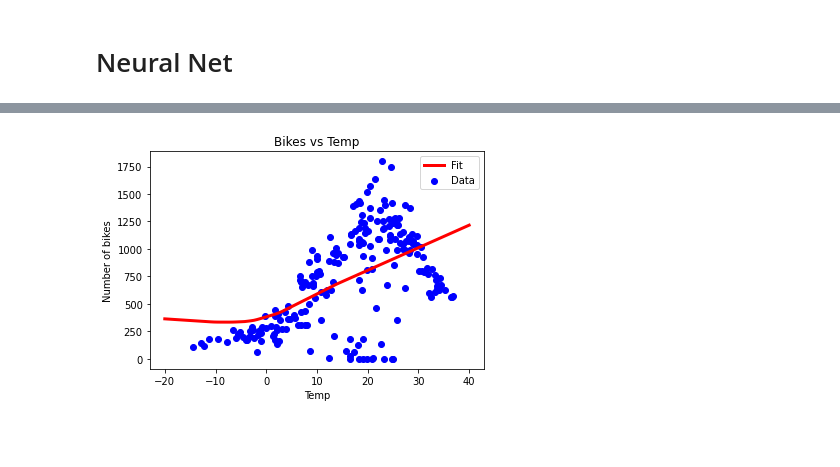
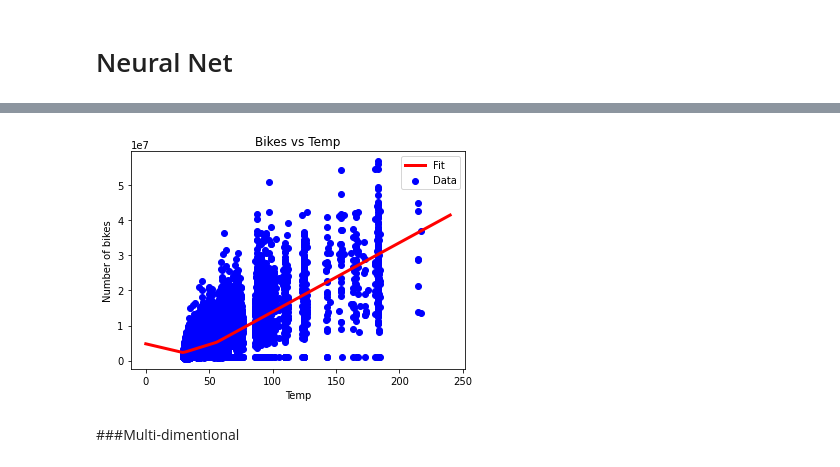
Before and after one commit to kristevalex/jupyterlab-tutorial, a Jupyter notebook: regression.ipynb, the cells around one changed output, grey strips where cells are left out. Drawn from its saved outputs; the diff is of its cells as text; code cells hidden in the pictures; blank space fills up the shorter version.

```diff
--- a/regression.ipynb
+++ b/regression.ipynb
@@ -48,5 +189,5 @@ for label in df.columns[1:]:
 # %%
-df = df.drop(["wind", "visibility", "functional"], axis=1)
+df.drop(["wind", "visibility", "functional"], axis=1)
 # %%
 df.head()
 # %% [output]
@@ -78,7 +231,7 @@ def get_xy(dataframe, y_label, x_labels=None):
 # %%
-_, X_train_temp, y_train_temp = get_xy(train, "bike_count", x_labels=["temp"])
-_, X_val_temp, y_val_temp = get_xy(val, "bike_count", x_labels=["temp"])
-_, X_test_temp, y_test_temp = get_xy(test, "bike_count", x_labels=["temp"])
+_, X_train_temp, y_train_temp = get_xy(train, "price", x_labels=["area"])
+_, X_val_temp, y_val_temp = get_xy(val, "price", x_labels=["area"])
+_, X_test_temp, y_test_temp = get_xy(test, "price", x_labels=["area"])
 # %%
 temp_reg = LinearRegression()
 temp_reg.fit(X_train_temp, y_train_temp)
@@ -170,15 +331,14 @@ nn_model = tf.keras.Sequential([
     temp_normalizer,
     tf.keras.layers.Dense(32, activation='relu'),
     tf.keras.layers.Dense(32, activation='relu'),
-    tf.keras.layers.Dense(32, activation='relu'),
     tf.keras.layers.Dense(1)
 ])
-nn_model.compile(optimizer=tf.keras.optimizers.Adam(learning_rate=0.001), loss='mean_squared_error')
+nn_model.compile(optimizer=tf.keras.optimizers.Adam(learning_rate=1), loss='mean_squared_error')
 # %%
 history = nn_model.fit(
     X_train_temp, y_train_temp,
     validation_data=(X_val_temp, y_val_temp),
-    verbose=0, epochs=100
+    verbose=0, epochs=20
 )
 # %%
 plot_loss(history)
@@ -187,6 +347,6 @@ plot_loss(history)
 # %%
 plt.scatter(X_train_temp, y_train_temp, label="Data", color="blue")
-x = tf.linspace(-20, 40, 100)
+x = tf.linspace(0, 240, 100)
 plt.plot(x, nn_model.predict(np.array(x).reshape(-1, 1)), label="Fit", color="red", linewidth=3)
 plt.legend()
 plt.title("Bikes vs Temp")
@@ -197,2 +358,4 @@ plt.show()
-[figure, old version]
+[figure, new version]
+# %% [markdown]
+###Multi-dimentional
 # %%
```
Also changed, not shown: parts of 62 cells of this notebook.
